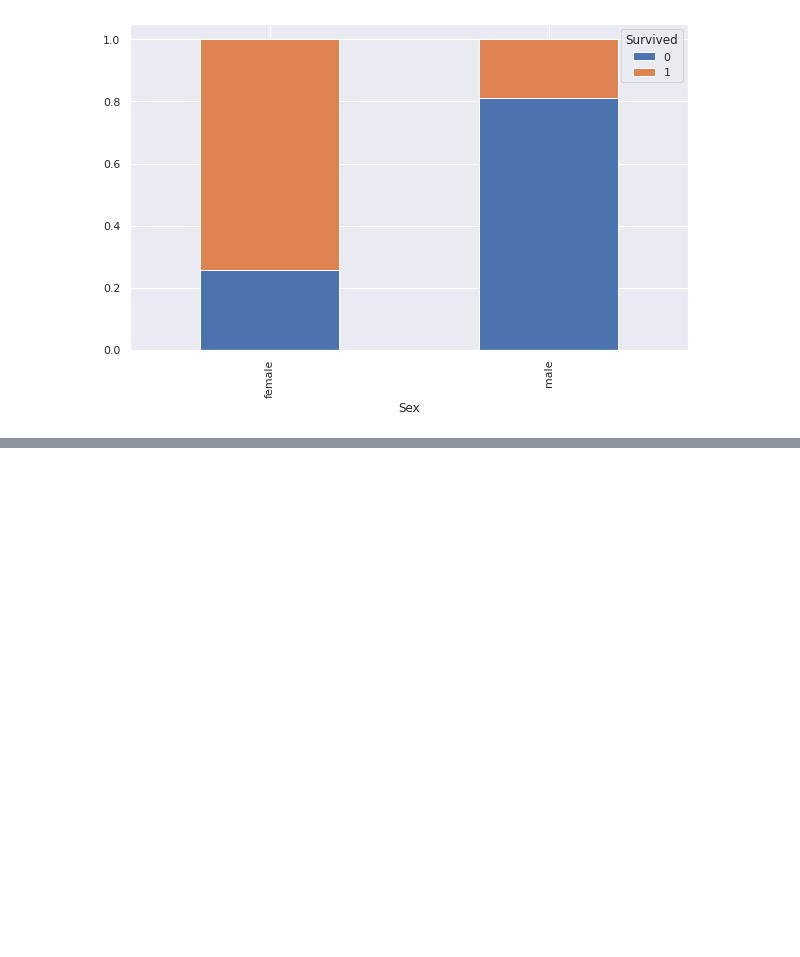
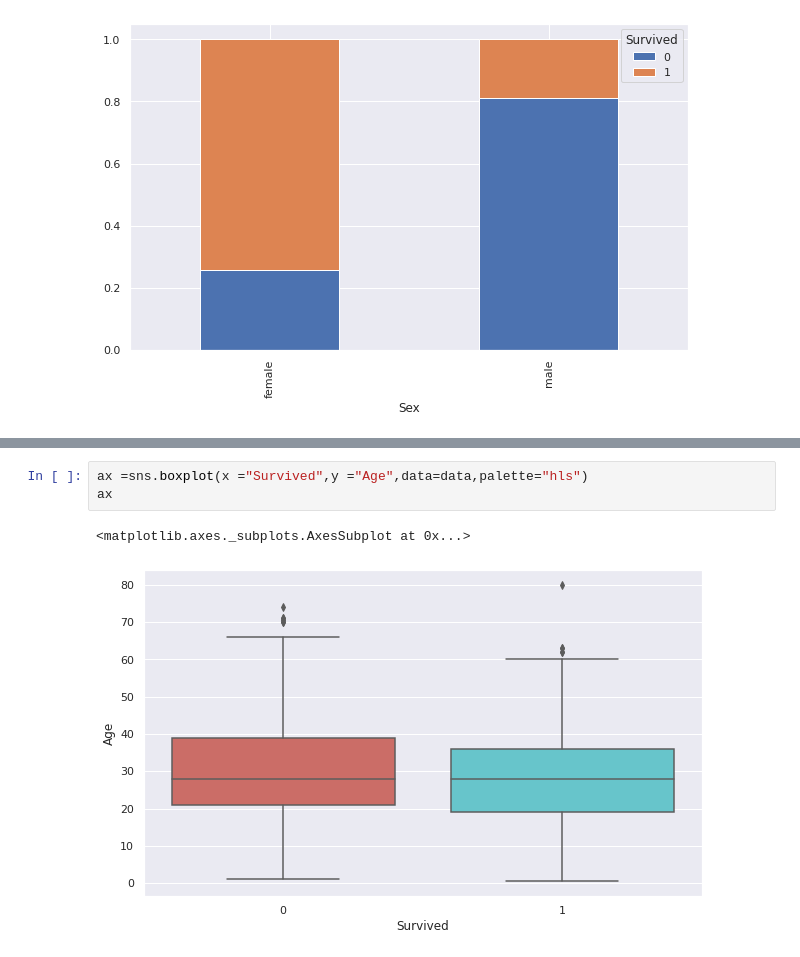
Before and after one commit to franklinhamer2727/PDE-machine-Learning, a Jupyter notebook: Arboles.ipynb, the cells around one changed output, grey strips where cells are left out. Saved outputs shown, nothing was run; the diff lists cells and outputs as text; blank space fills up the shorter version.

```diff
--- a/Arboles.ipynb
+++ b/Arboles.ipynb
@@ -129,0 +142,6 @@ table.div(table.sum(1).astype(float),axis=0).plot(kind='bar',stacked=True)
+# %%
+ax =sns.boxplot(x ="Survived",y ="Age",data=data,palette="hls")
+ax
+# %% [output]
+<matplotlib.axes._subplots.AxesSubplot at 0x...>
+[figure, added]
```
Also changed, not shown: parts of 17 cells of this notebook.
